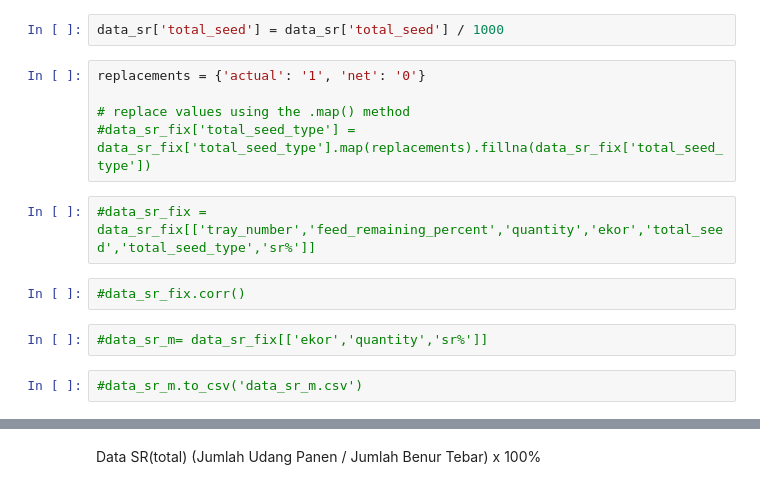
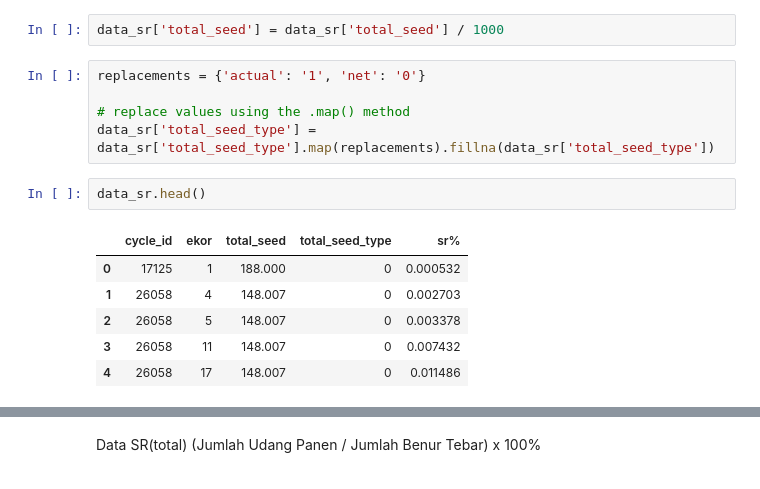
Before and after one commit to anekekarina99/Ds_jala, a Jupyter notebook: DS_JalaTech.ipynb, the cells around one changed output, grey strips where cells are left out. Saved outputs shown, nothing was run; the diff lists cells and outputs as text.

```diff
--- a/DS_JalaTech.ipynb
+++ b/DS_JalaTech.ipynb
@@ -493,12 +493,13 @@ data_sr['total_seed'] = data_sr['total_seed'] / 1000
 replacements = {'actual': '1', 'net': '0'}
 
 # replace values using the .map() method
-#data_sr_fix['total_seed_type'] = data_sr_fix['total_seed_type'].map(replacements).fillna(data_sr_fix['total_seed_type'])
+data_sr['total_seed_type'] = data_sr['total_seed_type'].map(replacements).fillna(data_sr['total_seed_type'])
-# %%
-#data_sr_fix = data_sr_fix[['tray_number','feed_remaining_percent','quantity','ekor','total_seed','total_seed_type','sr%']]
-# %%
-#data_sr_fix.corr()
-# %%
-#data_sr_m= data_sr_fix[['ekor','quantity','sr%']]
-# %%
-#data_sr_m.to_csv('data_sr_m.csv')
+# %%
+data_sr.head()
+# %% [output]
+|  | cycle_id | ekor | total_seed | total_seed_type | sr% |
+| 0 | 17125 | 1 | 188.000 | 0 | 0.000532 |
+| 1 | 26058 | 4 | 148.007 | 0 | 0.002703 |
+| 2 | 26058 | 5 | 148.007 | 0 | 0.003378 |
+| 3 | 26058 | 11 | 148.007 | 0 | 0.007432 |
+| 4 | 26058 | 17 | 148.007 | 0 | 0.011486 |
```
Also changed, not shown: parts of 58 cells of this notebook, 12 other files.
